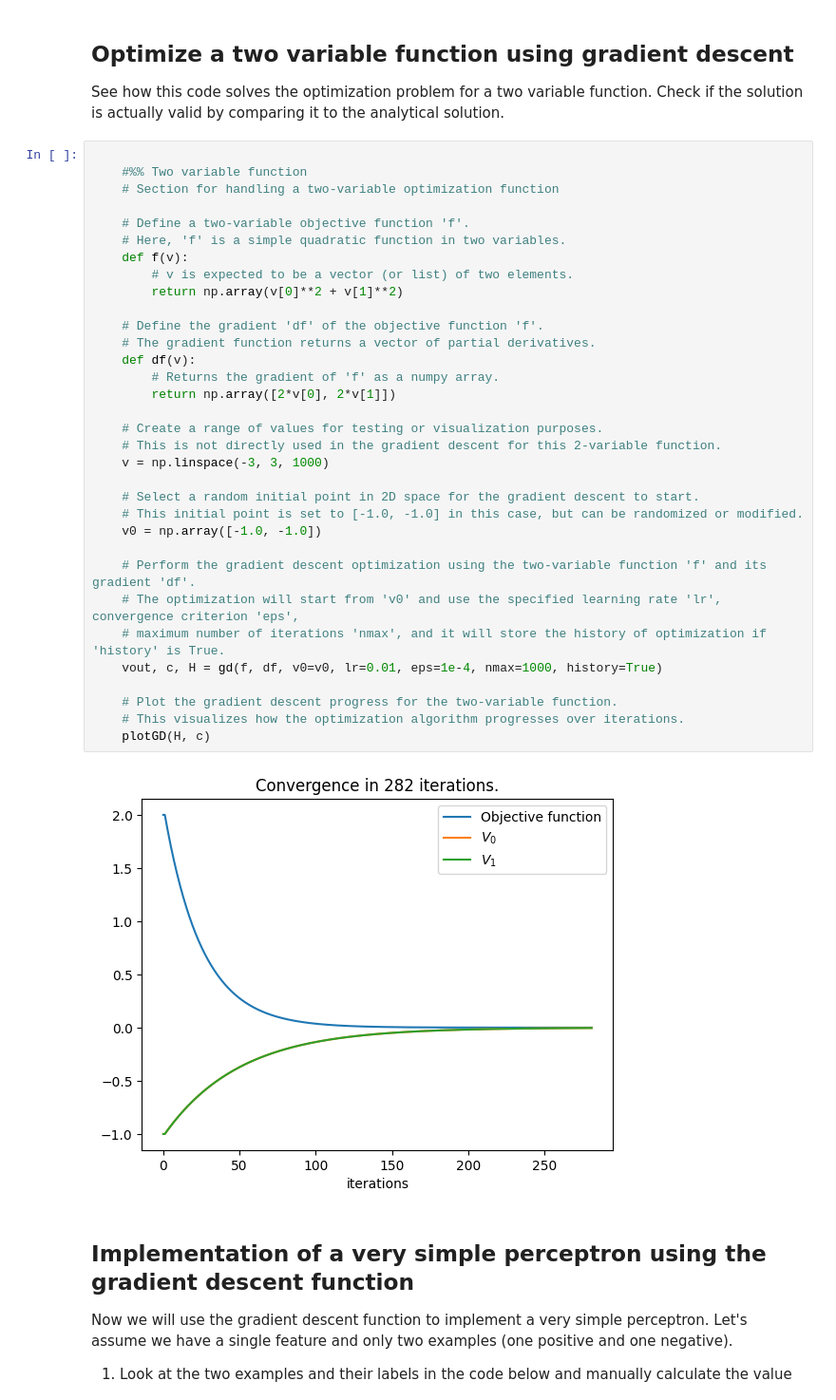
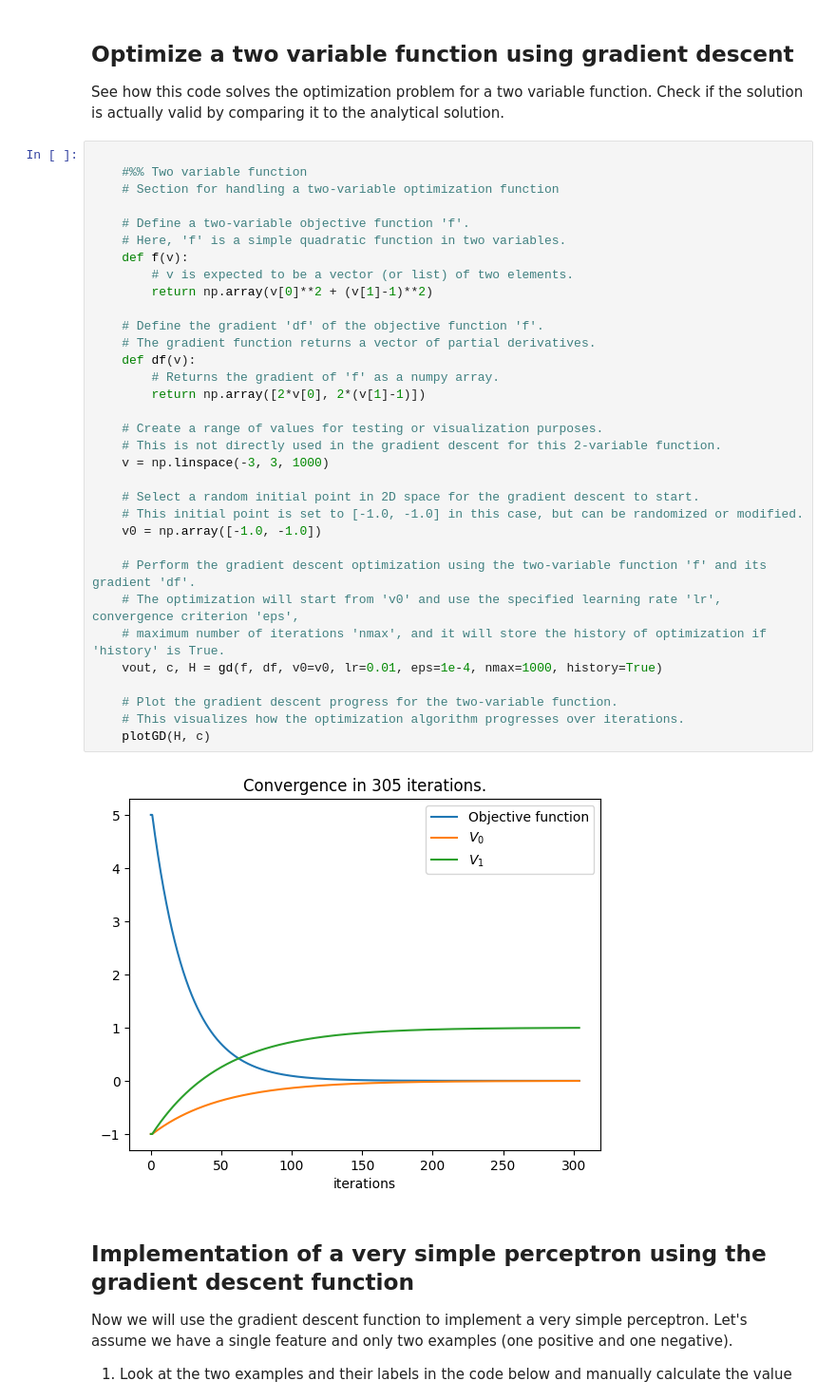
Before and after one commit to foxtrotmike/CS909, a Jupyter notebook: dm_lab_2_fm.ipynb, the cells around one changed output. Shown at 95% size. Cells and saved outputs as stored; diff of their text form.

```diff
--- a/dm_lab_2_fm.ipynb
+++ b/dm_lab_2_fm.ipynb
@@ -118,36 +118,36 @@ See how this code solves the optimization problem for a two variable function. C
     #%% Two variable function
     # Section for handling a two-variable optimization function
 
     # Define a two-variable objective function 'f'.
     # Here, 'f' is a simple quadratic function in two variables.
     def f(v):
         # v is expected to be a vector (or list) of two elements.
-        return np.array(v[0]**2 + v[1]**2)
+        return np.array(v[0]**2 + (v[1]-1)**2)
 
     # Define the gradient 'df' of the objective function 'f'.
     # The gradient function returns a vector of partial derivatives.
     def df(v):
         # Returns the gradient of 'f' as a numpy array.
-        return np.array([2*v[0], 2*v[1]])
+        return np.array([2*v[0], 2*(v[1]-1)])
 
     # Create a range of values for testing or visualization purposes.
     # This is not directly used in the gradient descent for this 2-variable function.
     v = np.linspace(-3, 3, 1000)
 
     # Select a random initial point in 2D space for the gradient descent to start.
     # This initial point is set to [-1.0, -1.0] in this case, but can be randomized or modified.
     v0 = np.array([-1.0, -1.0])
 
     # Perform the gradient descent optimization using the two-variable function 'f' and its gradient 'df'.
     # The optimization will start from 'v0' and use the specified learning rate 'lr', convergence criterion 'eps',
     # maximum number of iterations 'nmax', and it will store the history of optimization if 'history' is True.
     vout, c, H = gd(f, df, v0=v0, lr=0.01, eps=1e-4, nmax=1000, history=True)
 
     # Plot the gradient descent progress for the two-variable function.
     # This visualizes how the optimization algorithm progresses over iterations.
     plotGD(H, c)
 # %% [output]
-[figure, old version]
+[figure, new version]
 # %% [markdown]
   ## Implementation of a very simple perceptron using the gradient descent function
 
```
Also changed, not shown: parts of 4 cells of this notebook.
